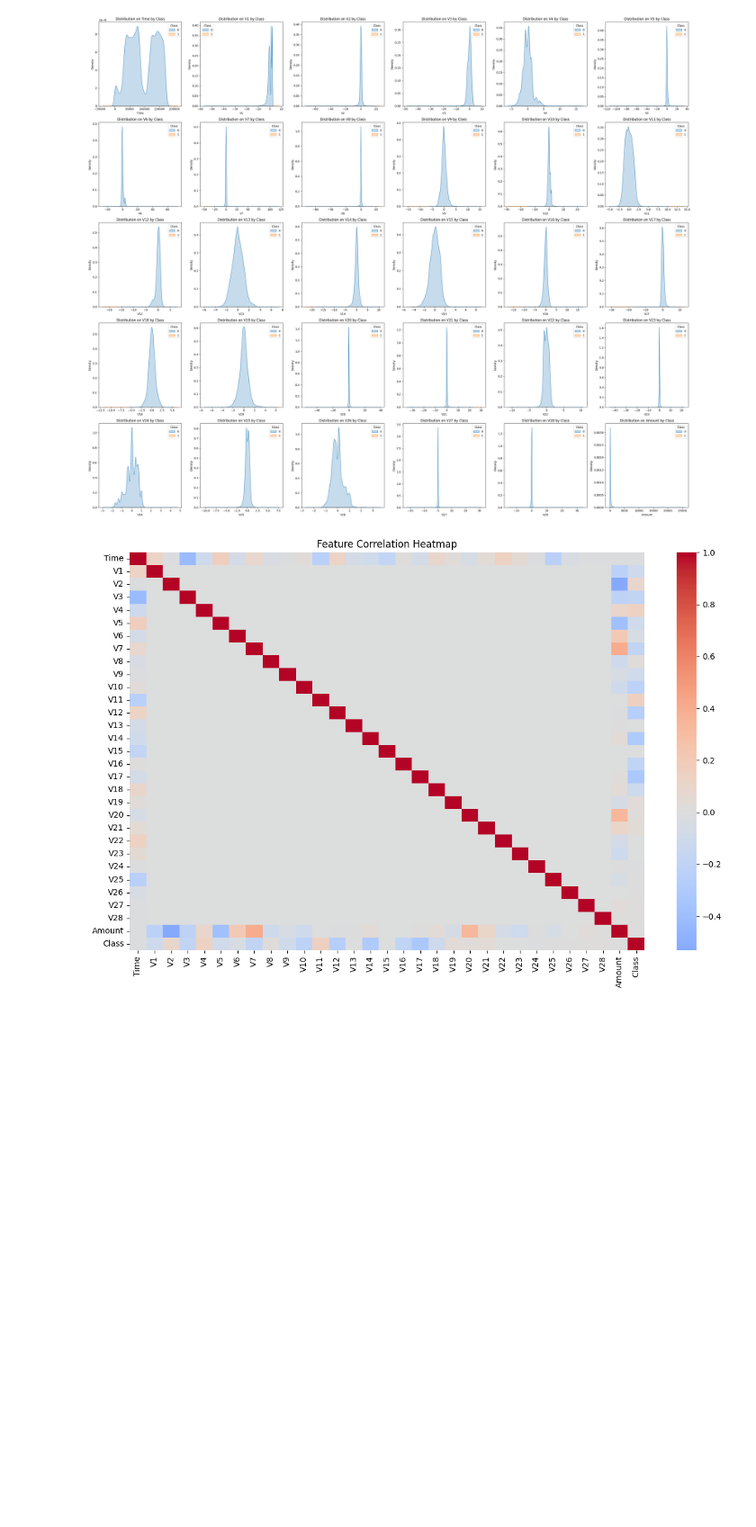
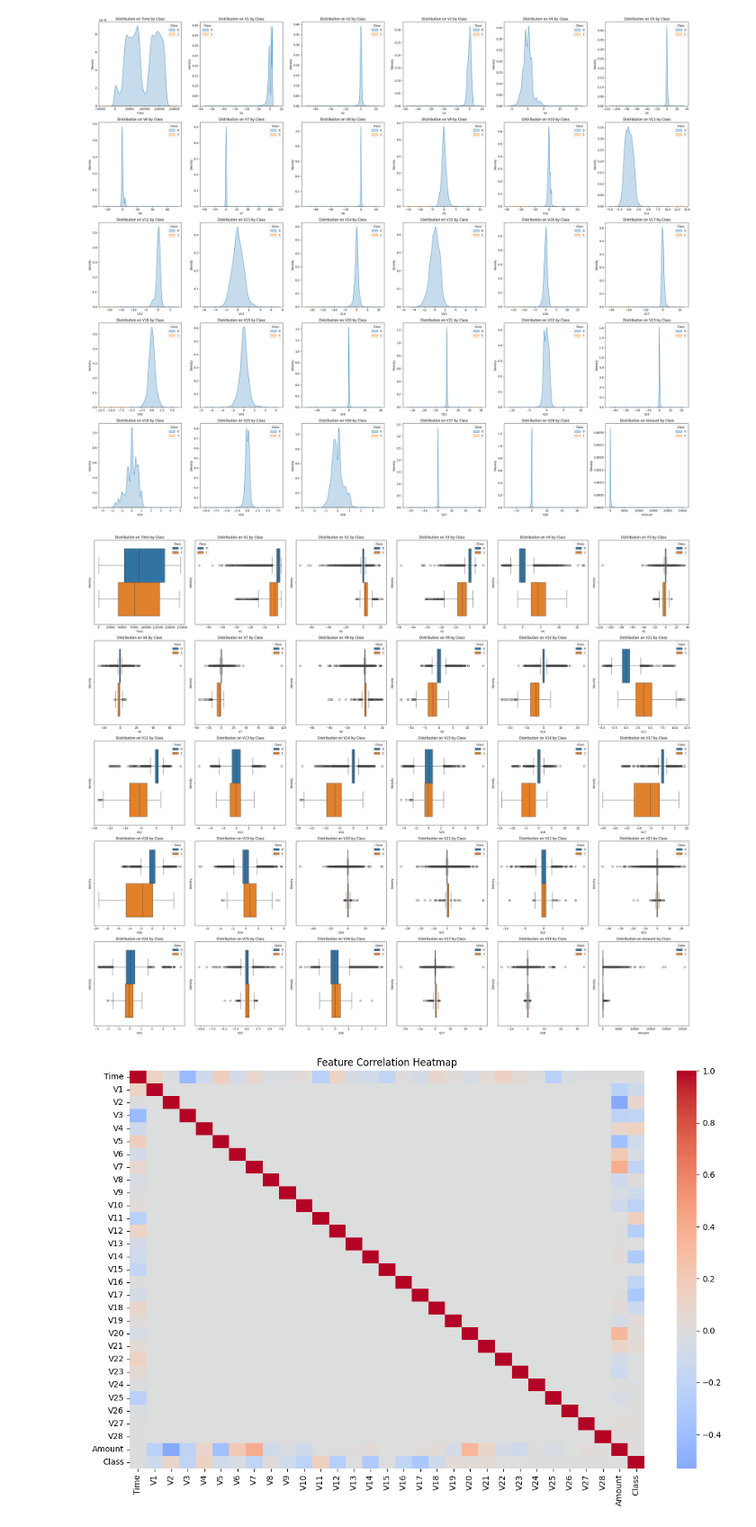
Before and after one commit to stevokwon/aws-fraud-detection, a Jupyter notebook: notebooks/01_eda.ipynb, the cells around one changed output. Shown at 90% size. Cells and saved outputs as stored; diff of their text form; code cells hidden in the pictures; blank space fills up the shorter version.

Commit message:
Finish EDA notebook with additional analysis

```diff
--- a/notebooks/01_eda.ipynb
+++ b/notebooks/01_eda.ipynb
@@ -155,6 +155,26 @@ for j in range(i + 1, len(cols)):
 save_plot('multivariate_kde_analysis.png')
 # %% [output]
 [figure]
+# %%
+# Check Boxplot of Each Column based on its Corresponding Class
+cols = df.columns.drop(['Class'])
+ncol = 6
+nrow = len(cols) // ncol
+
+fig, axes = plt.subplots(nrow, ncol, figsize = (30, 25))
+axes = axes.flatten()
+
+for i, col in enumerate(cols):
+    sns.boxplot(data = df, x = col, hue = 'Class', ax = axes[i])
+    axes[i].set_title(f'Distribution on {col} by Class')
+    axes[i].set_ylabel('Density')
+
+for j in range(i + 1, len(cols)):
+    fig.delaxes(axes[j])
+
+save_plot('multivariate_boxplot_analysis.png')
+# %% [output]
+[figure, added]
 # %%
 # Correlation Heatmap
 plt.figure(figsize=(12, 8))
```
Also changed, not shown: parts of 18 cells of this notebook, 4 other files.
